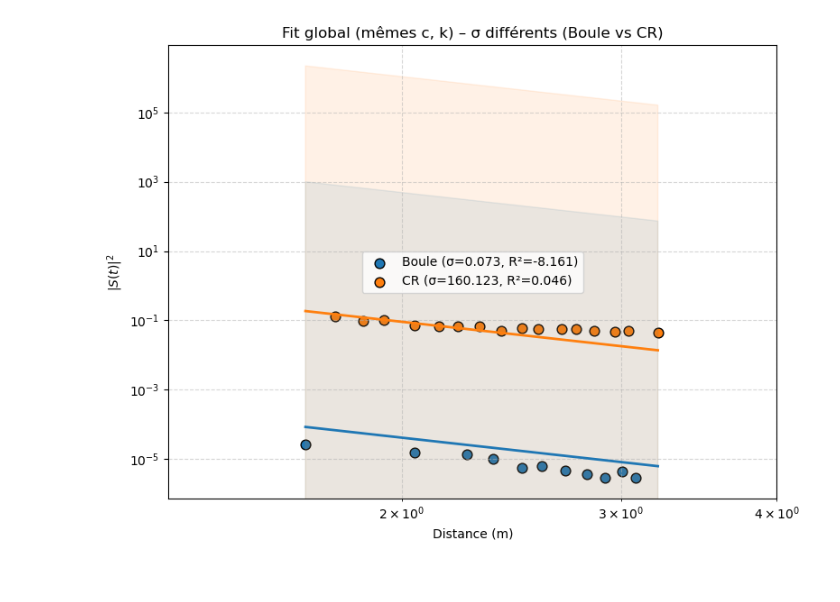
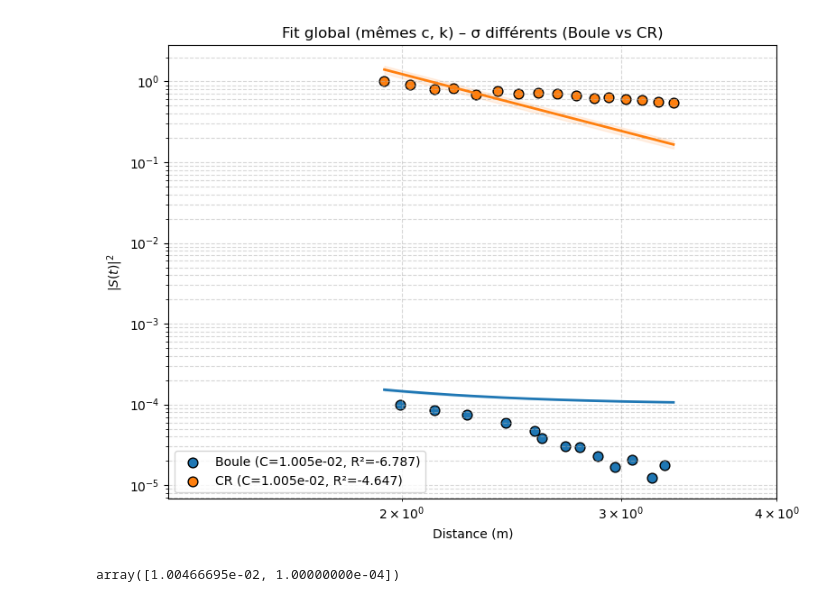
Before and after one commit to Nicolasallet/Dku-toolbox, a Jupyter notebook: radar_mesure/test_courbedecalib.ipynb, the cells around one changed output. Saved outputs shown, nothing was run; the diff lists cells and outputs as text; code cells hidden in the pictures.

```diff
--- a/radar_mesure/test_courbedecalib.ipynb
+++ b/radar_mesure/test_courbedecalib.ipynb
@@ -12,17 +12,16 @@ from radar import RadarMesure
 # Paramètres
 # -------------------------
 c = 299792458
-f = 17e9
+f = 13e9
 lambdaa = c / f
 pad_factor = 4
 
 # RCS de référence :
-r_cr = 0.3302  # rayon de la sphère CR en mètres
-sigmacr_CR = (4 * np.pi * r_cr**4) / (3 * lambdaa**2)
+sigmacr_CR = (np.pi ) / (3*lambdaa**2)
 sigmacr_boule = 0.073  # m²
 
-print(f"σᶜʳ (CR, 17 GHz) = {sigmacr_CR:.4f} m²")
-print(f"σᶜʳ (Boule) = {sigmacr_boule:.4f} m²")
+print(f"σᶜʳ (CR, 17 GHz) = {10*np.log10(sigmacr_CR):.4f} dB")
+print(f"σᶜʳ (Boule) = {10*np.log10(sigmacr_boule):.4f} dB")
 
 # -------------------------
 # Fonctions utilitaires
@@ -39,13 +38,13 @@ def bin_to_dist(x, pad_factor=1):
 
 # Modèle paramétrique (σ dépend du jeu)
 def model(R, ccalib, k, sigma):
-    return (ccalib * sigma / (R**4)) *k
+    return (ccalib * sigma / (R**4)) + k
 
 # -------------------------
 # Charger les jeux
 # -------------------------
-data_boule = glob.glob('/home/nicolas/Documents/Dku-toolbox/data/caliboule/17*.txt')
-data_cr    = glob.glob('/home/nicolas/Documents/Dku-toolbox/data/newcod/17*.txt')
+data_boule = glob.glob('/home/nicolas/Documents/Dku-toolbox/data/caliboule/13*.txt')
+data_cr    = glob.glob('/home/nicolas/Documents/Dku-toolbox/data/newcod/13*plu*.txt')
 data_boule.sort()
 data_cr.sort()
 
@@ -96,18 +95,22 @@ def joint_model_k_diff(X_all, ccalib, k_boule, k_cr):
 
 
 # Données combinées
+
+y_global_max = np.max([np.max(y_boule), np.max(y_cr)])
+y_boule,y_cr = y_boule / y_global_max, y_cr / y_global_max
+
 X_all = np.concatenate([X_boule, X_cr])
-y_all = np.concatenate([y_boule, y_cr])
+y_all = np.concatenate([y_boule,y_cr])
 
 # Fit (mêmes c et k, mais σ interne différent)
-bounds = ([0, 0], [5, 10])
-popt, pcov = curve_fit(lambda R, c, k: joint_model(R, c, k), X_all, y_all)#, bounds=bounds)
+bounds = ([0, 0], [1, 0.0001])
+popt, pcov = curve_fit(lambda R, c, k: joint_model(R, c, k), X_all, y_all, bounds=bounds)
 ccalib_shared, k_shared = popt
 perr = np.sqrt(np.diag(pcov))
 
 print(f"\nRésultats fit global :")
-print(f"  c_calib = {ccalib_shared:.3e} ± {perr[0]:.1e}")
-print(f"  k       = {k_shared:.3f} ± {perr[1]:.3f}")
+print(f"  c_calib = {ccalib_shared*y_global_max:.3e} ± {perr[0]:.1e}")
+print(f"  k       = {k_shared*y_global_max:.3f} ± {perr[1]:.3f}  INCERTITUDE NON CONTRACTUELLE")
 
 # -------------------------
 # Évaluation séparée
@@ -133,8 +136,8 @@ y_fit_cr    = model(x_fit, ccalib_shared, k_shared, sigmacr_CR)
 
 fig, ax = plt.subplots(figsize=(8,6))
 
-ax.scatter(X_boule, y_boule, color='tab:blue', edgecolors='k', s=60, label=f'Boule (σ={sigmacr_boule:.3f}, R²={r2_boule:.3f})')
-ax.scatter(X_cr, y_cr, color='tab:orange', edgecolors='k', s=60, label=f'CR (σ={sigmacr_CR:.3f}, R²={r2_cr:.3f})')
+ax.scatter(X_boule, y_boule, color='tab:blue', edgecolors='k', s=60, label=f'Boule (C={ccalib_shared:.3e}, R²={r2_boule:.3f})')
+ax.scatter(X_cr, y_cr, color='tab:orange', edgecolors='k', s=60, label=f'CR (C={ccalib_shared:.3e}, R²={r2_cr:.3f})')
 
 ax.plot(x_fit, y_fit_boule, color='tab:blue', lw=2)
 ax.plot(x_fit, y_fit_cr, color='tab:orange', lw=2)
@@ -181,4 +177,8 @@ plt.show()
-[figure, old version]
+[figure, new version]
+# %%
+popt
+# %% [output]
+array([1.00466695e-02, 1.00000000e-04])
 # %%
 import matplotlib.pyplot as plt
 import numpy as np
```
Also changed, not shown: parts of 4 cells of this notebook, 1 other file.
